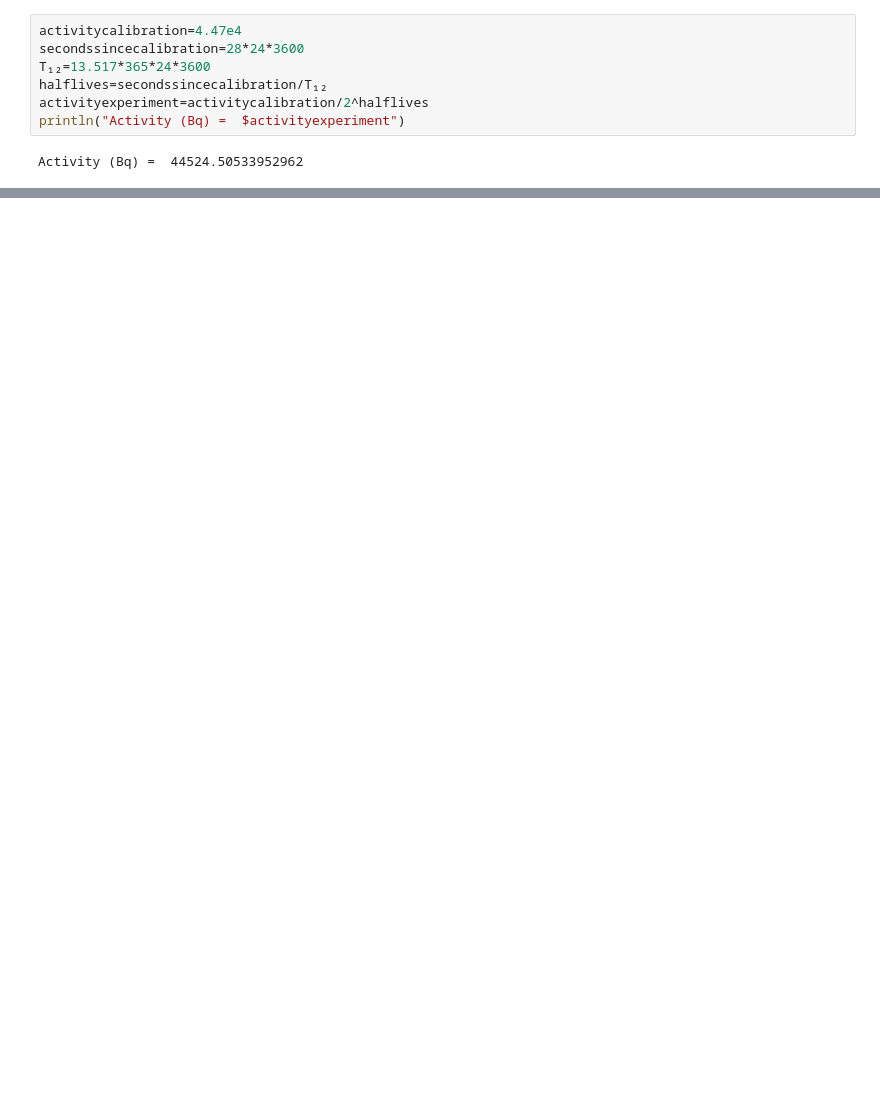
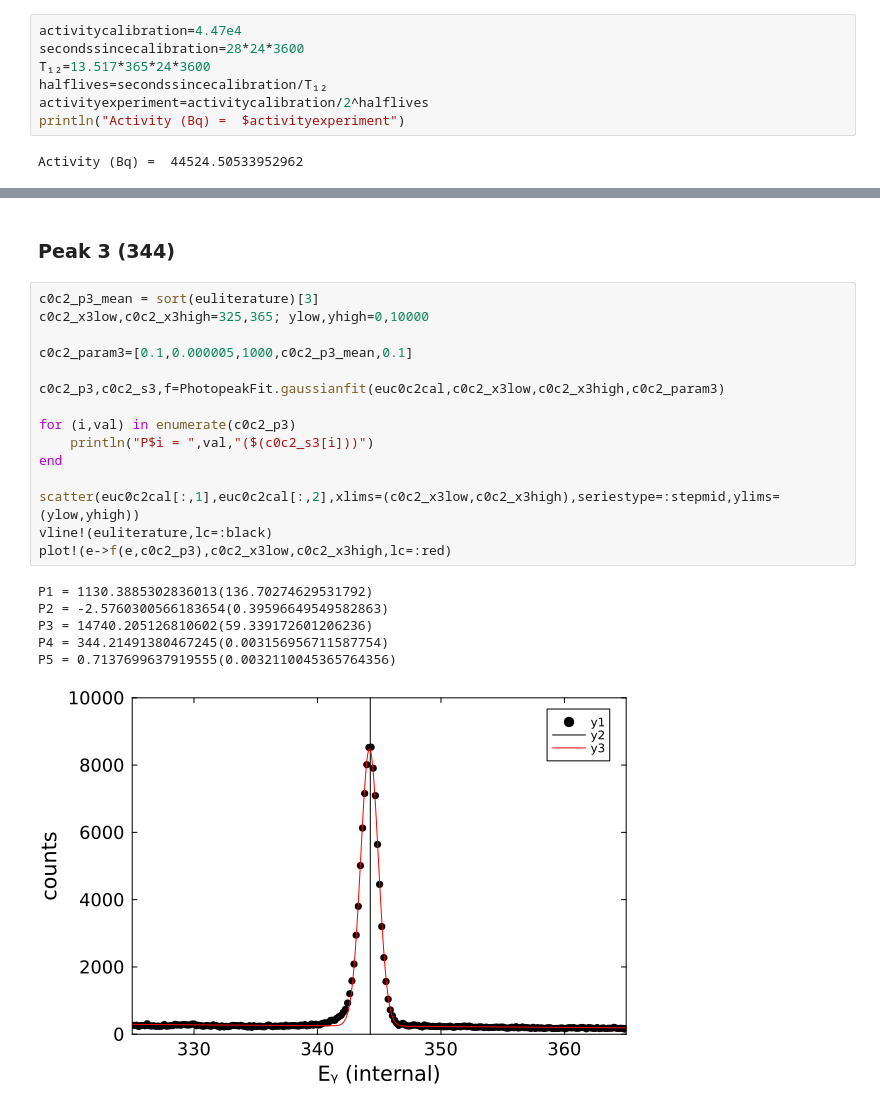
Before and after one commit to mmadurga/VITO-ENiGMA, a Jupyter notebook: 152Eu_crystal-calibration.ipynb, the cells around one changed output, grey strips where cells are left out. Saved outputs shown, nothing was run; the diff lists cells and outputs as text; blank space fills up the shorter version.

```diff
--- a/152Eu_crystal-calibration.ipynb
+++ b/152Eu_crystal-calibration.ipynb
@@ -101,0 +202,24 @@ Suggestion: check for spelling errors or missing imports.
+# %% [markdown]
+### Peak 3 (344)
+# %%
+c0c2_p3_mean = sort(euliterature)[3]
+c0c2_x3low,c0c2_x3high=325,365; ylow,yhigh=0,10000
+
+c0c2_param3=[0.1,0.000005,1000,c0c2_p3_mean,0.1]
+
+c0c2_p3,c0c2_s3,f=PhotopeakFit.gaussianfit(euc0c2cal,c0c2_x3low,c0c2_x3high,c0c2_param3)
+
+for (i,val) in enumerate(c0c2_p3)
+    println("P$i = ",val,"($(c0c2_s3[i]))")
+end
+
+scatter(euc0c2cal[:,1],euc0c2cal[:,2],xlims=(c0c2_x3low,c0c2_x3high),seriestype=:stepmid,ylims=(ylow,yhigh))
+vline!(euliterature,lc=:black)
+plot!(e->f(e,c0c2_p3),c0c2_x3low,c0c2_x3high,lc=:red)
+# %% [output]
+P1 = 1130.3885302836013(136.70274629531792)
+P2 = -2.5760300566183654(0.39596649549582863)
+P3 = 14740.205126810602(59.339172601206236)
+P4 = 344.21491380467245(0.003156956711587754)
+P5 = 0.7137699637919555(0.0032110045365764356)
+[figure, added]
```
Also changed, not shown: parts of 39 cells of this notebook, 1 other file.
